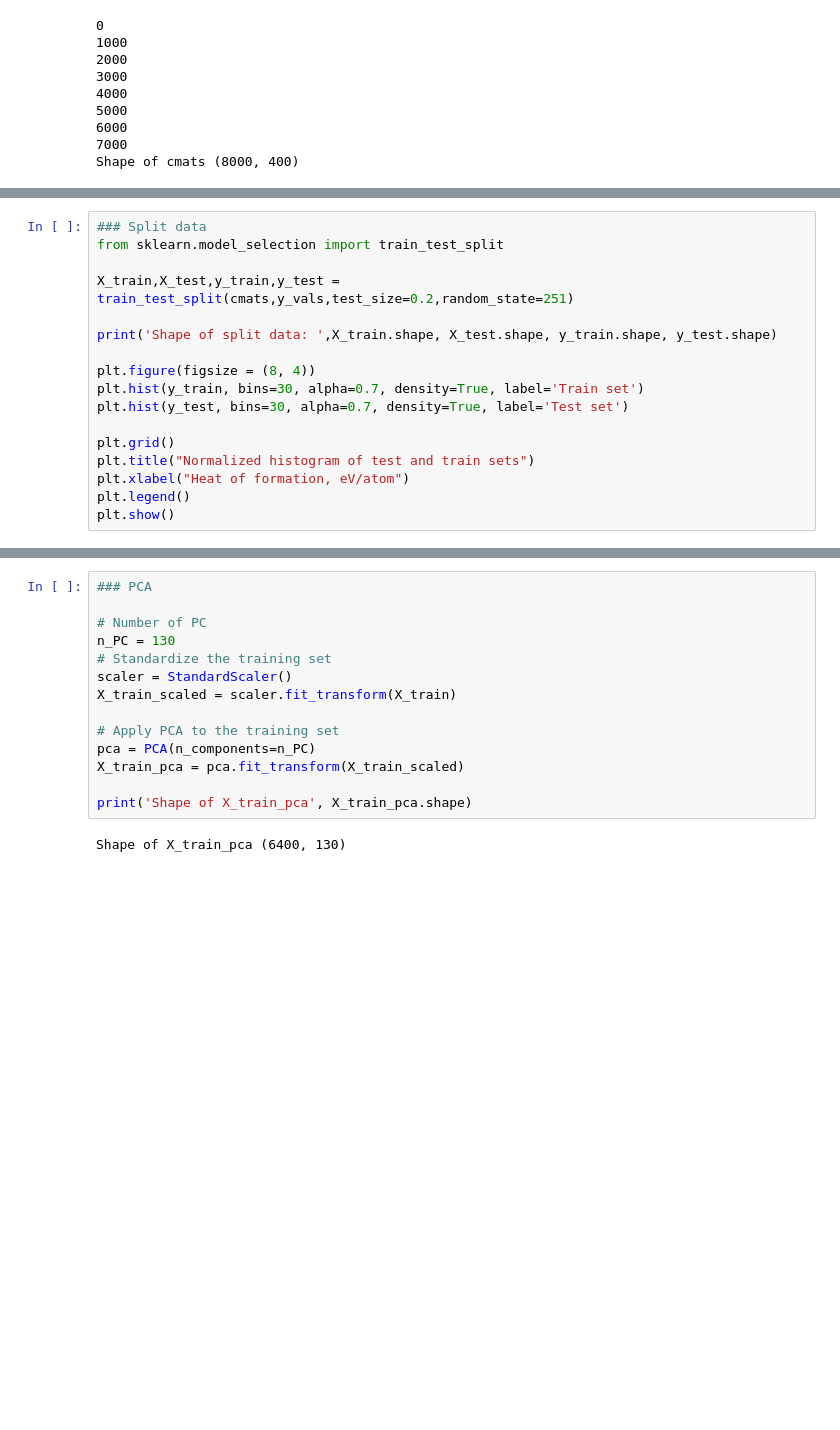
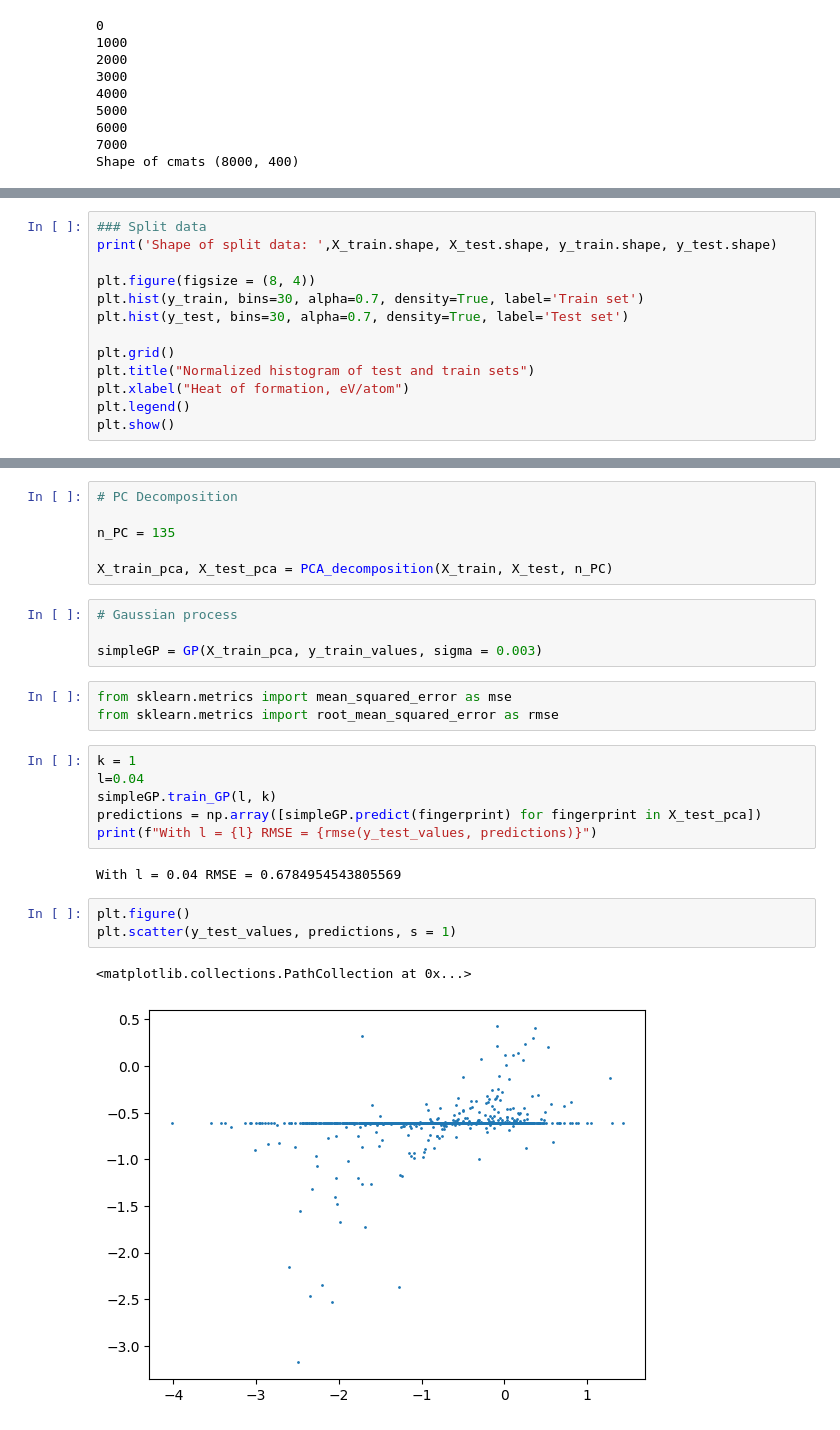
Before and after one commit to fridamarieLJ/Materials-Design-with-Machine-Learning, a Jupyter notebook: project_main.ipynb, the cells around one changed output, grey strips where cells are left out. Cells and saved outputs as stored; diff of their text form; blank space fills up the shorter version.

```diff
--- a/project_main.ipynb
+++ b/project_main.ipynb
@@ -57,9 +73,5 @@ Shape of cmats (8000, 400)
 # %%
 ### Split data
-from sklearn.model_selection import train_test_split
-
-X_train,X_test,y_train,y_test = train_test_split(cmats,y_vals,test_size=0.2,random_state=251)
-
 print('Shape of split data: ',X_train.shape, X_test.shape, y_train.shape, y_test.shape)
 
 plt.figure(figsize = (8, 4))
@@ -76,17 +88,28 @@ Shape of split data:  (6400, 400) (1600, 400) (6400,) (1600,)
 [figure]
-# %%
-### PCA
-
-# Number of PC
-n_PC = 130
-# Standardize the training set
-scaler = StandardScaler()
-X_train_scaled = scaler.fit_transform(X_train)
-
-# Apply PCA to the training set
-pca = PCA(n_components=n_PC)
-X_train_pca = pca.fit_transform(X_train_scaled)
-
-print('Shape of X_train_pca', X_train_pca.shape)
-# %% [output]
-Shape of X_train_pca (6400, 130)
+# %%
+# PC Decomposition
+
+n_PC = 135
+
+X_train_pca, X_test_pca = PCA_decomposition(X_train, X_test, n_PC)
+# %%
+# Gaussian process
+
+simpleGP = GP(X_train_pca, y_train_values, sigma = 0.003)
+# %%
+from sklearn.metrics import mean_squared_error as mse
+from sklearn.metrics import root_mean_squared_error as rmse
+# %%
+k = 1
+l=0.04
+simpleGP.train_GP(l, k)
+predictions = np.array([simpleGP.predict(fingerprint) for fingerprint in X_test_pca])
+print(f"With l = {l} RMSE = {rmse(y_test_values, predictions)}")
+# %% [output]
+With l = 0.04 RMSE = 0.6784954543805569
+# %%
+plt.figure()
+plt.scatter(y_test_values, predictions, s = 1)
+# %% [output]
+<matplotlib.collections.PathCollection at 0x...>
+[figure, added]
```
Also changed, not shown: parts of 6 cells of this notebook.
